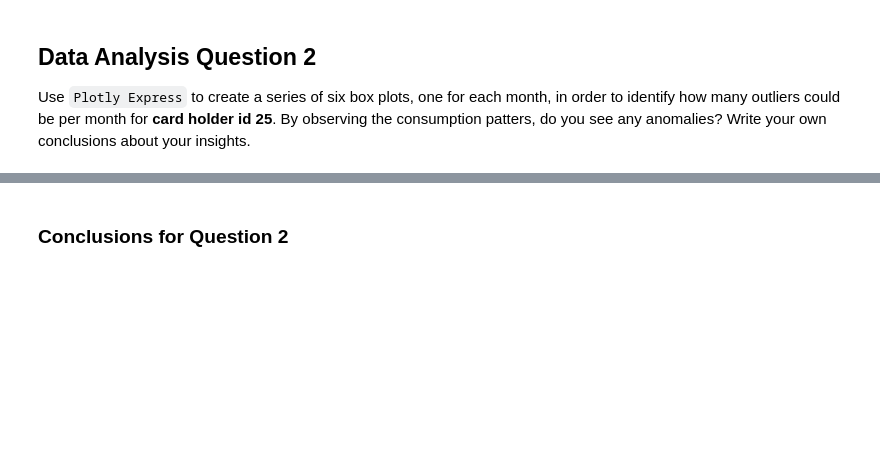
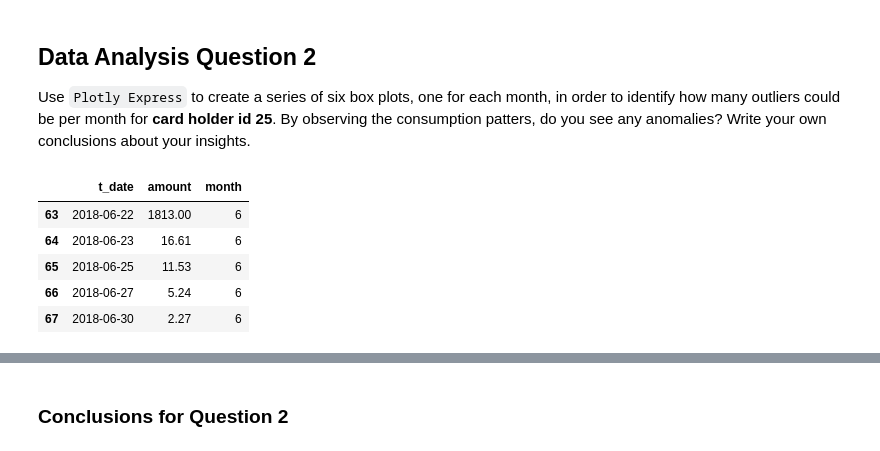
Before and after one commit to GonzaloGarciaContreras/hw07-sql-credit-card, a Jupyter notebook: ggc_visual_data_analysis.ipynb, the cells around one changed output, grey strips where cells are left out. Cells and saved outputs as stored; diff of their text form; code cells hidden in the pictures; blank space fills up the shorter version.

```diff
--- a/ggc_visual_data_analysis.ipynb
+++ b/ggc_visual_data_analysis.ipynb
@@ -200,0 +195,26 @@ max      1839.000000
+# %%
+# loading data of daily transactions from jan to jun 2018 for card holder 25
+query = """
+    SELECT t_date, amount
+    FROM transaction
+    JOIN credit_card
+    ON transaction.card_id = credit_card.card_id
+    WHERE card_holder_id = 25 and t_date BETWEEN '2018/01/01' AND '2018/06/30'
+    ORDER BY t_date;
+    """
+
+# Load data into the DataFrame using the read_sql() method from pandas
+trans_jan_jun_df = pd.read_sql(query, engine)
+
+#add a month column
+trans_jan_jun_df['month'] = pd.DatetimeIndex(trans_jan_jun_df['t_date']).month
+
+# Show the data of the new DataFrame
+trans_jan_jun_df.tail()
+# %% [output]
+|  | t_date | amount | month |
+| 63 | 2018-06-22 | 1813.00 | 6 |
+| 64 | 2018-06-23 | 16.61 | 6 |
+| 65 | 2018-06-25 | 11.53 | 6 |
+| 66 | 2018-06-27 | 5.24 | 6 |
+| 67 | 2018-06-30 | 2.27 | 6 |
```
Also changed, not shown: parts of 20 cells of this notebook.
